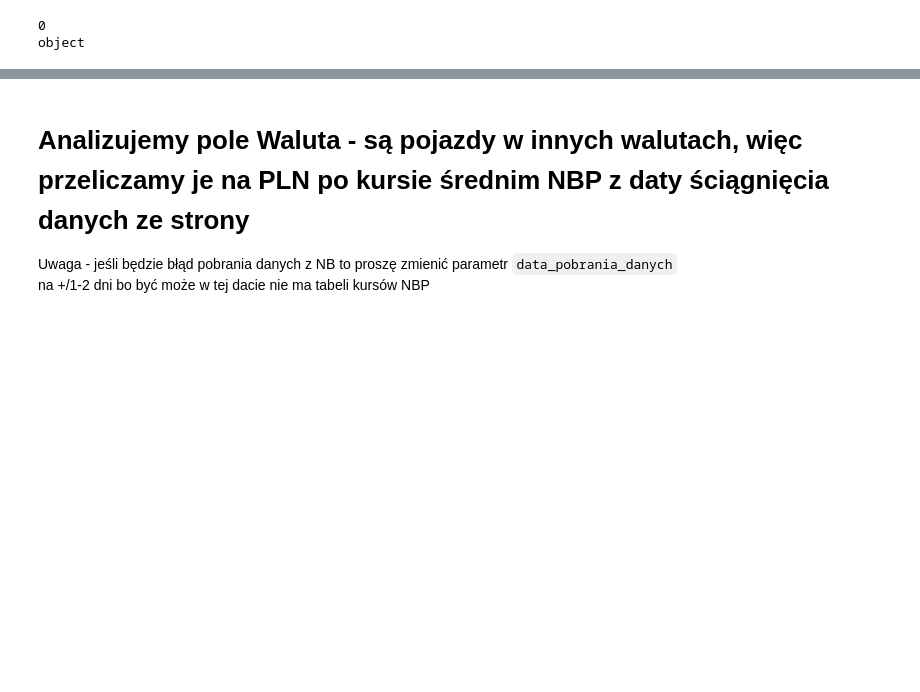
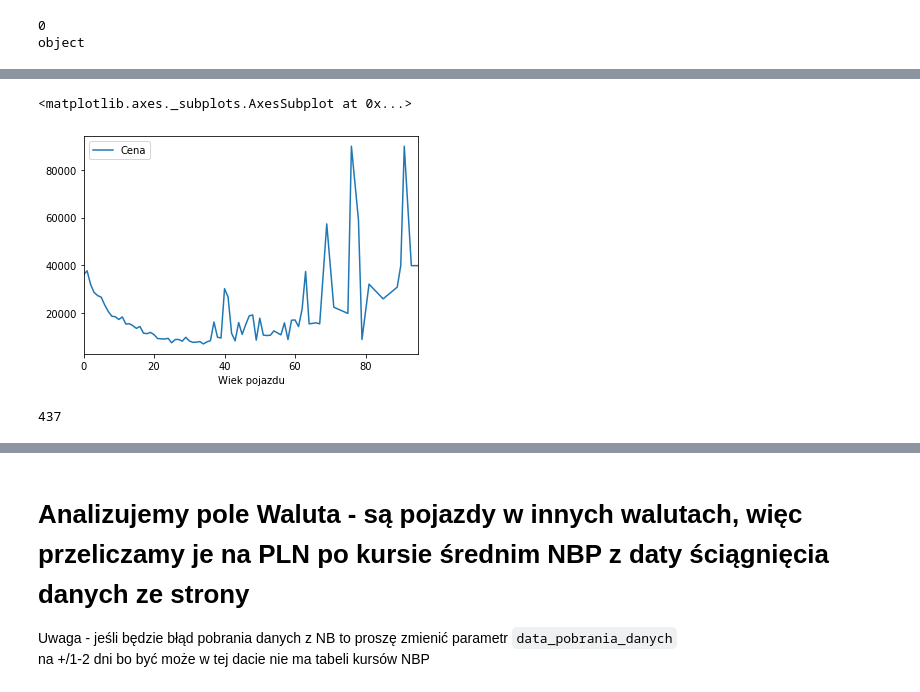
Before and after one commit to kordirko/motory, a Jupyter notebook: projekt_zaliczeniowy.ipynb, the cells around one changed output, grey strips where cells are left out. Cells and saved outputs as stored; diff of their text form; code cells hidden in the pictures; blank space fills up the shorter version.

```diff
--- a/projekt_zaliczeniowy.ipynb
+++ b/projekt_zaliczeniowy.ipynb
@@ -156,0 +226,9 @@ dane.drop(dane[dane['Cena'].isnull()].index,axis=0,inplace=True)
+# %%
+pd.concat([wiek_pojazdu,dane['Cena']], axis=1).groupby('Wiek pojazdu').mean().plot()
+# %% [output]
+<matplotlib.axes._subplots.AxesSubplot at 0x...>
+[figure, added]
+# %%
+print(len(wiek_pojazdu[wiek_pojazdu > 30]))
+# %% [output]
+437
```
Also changed, not shown: parts of 105 cells of this notebook, 1 other file.
